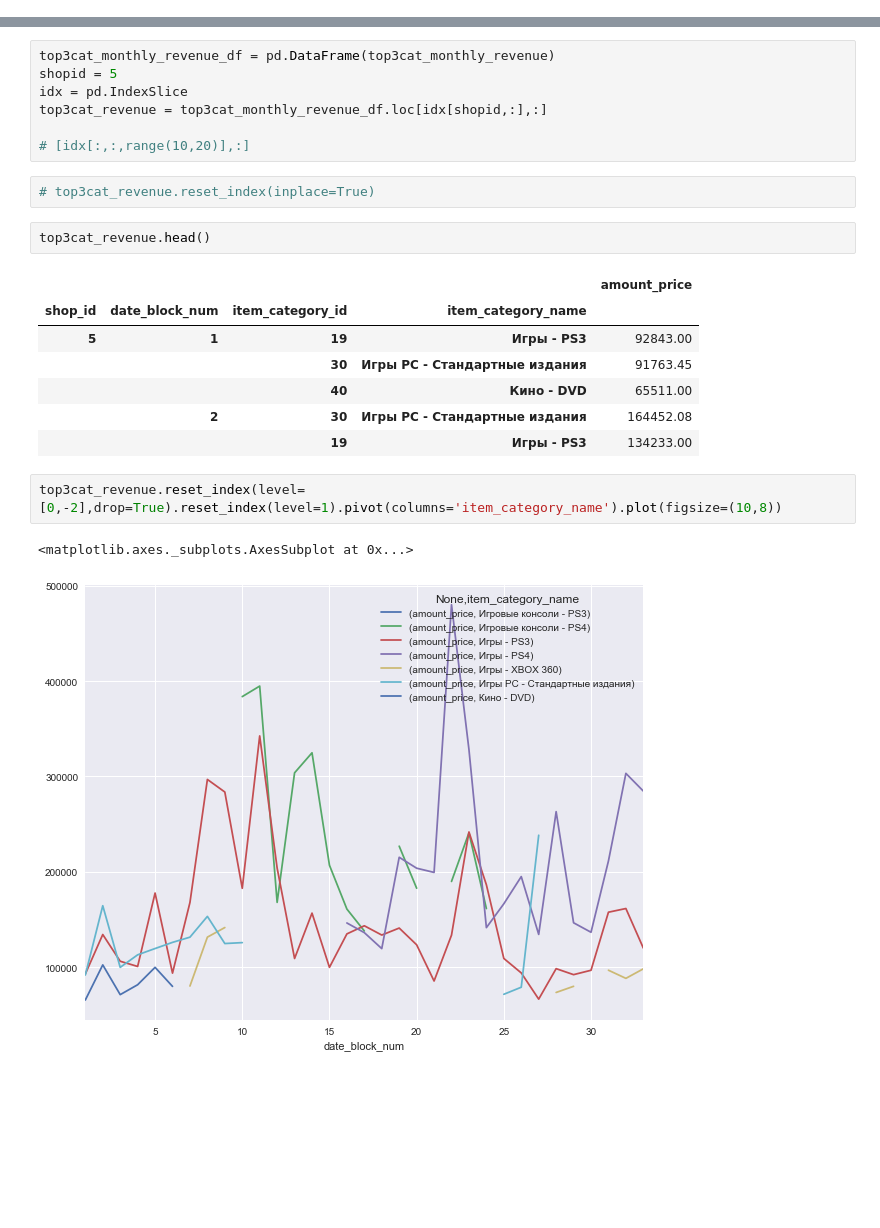
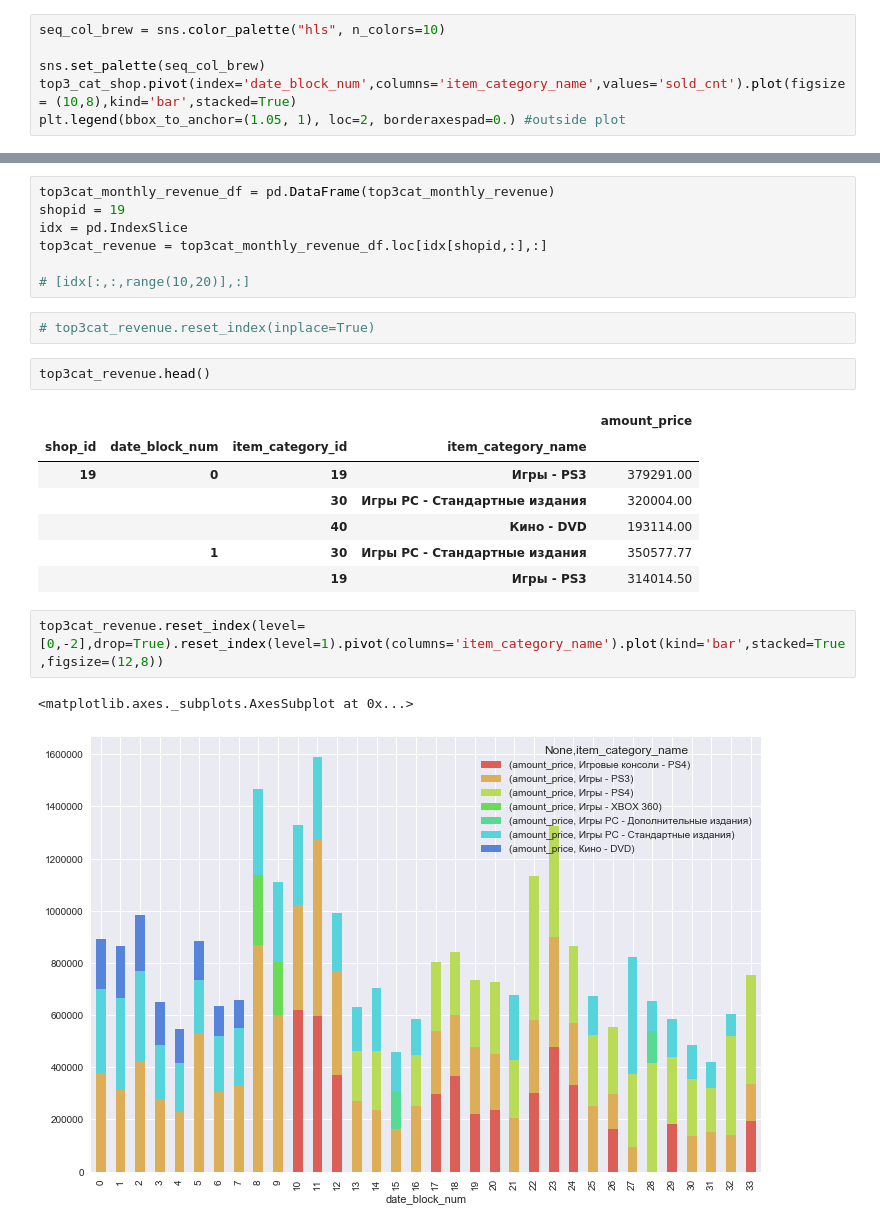
Before and after one commit to ihongChen/HowToWinKaggle, a Jupyter notebook: src/EDA_2.ipynb, the cells around one changed output, grey strips where cells are left out. Drawn from its saved outputs; the diff is of its cells as text; blank space fills up the shorter version.

```diff
--- a/src/EDA_2.ipynb
+++ b/src/EDA_2.ipynb
@@ -326,2 +327,8 @@ shopid = 10
 mask = (top_sells_category_monthly_shop['shop_id']== shopid)
 top3_cat_shop = top_sells_category_monthly_shop[['date_block_num','item_category_name','sold_cnt']][mask]
+# %%
+seq_col_brew = sns.color_palette("hls", n_colors=10)
+
+sns.set_palette(seq_col_brew)
+top3_cat_shop.pivot(index='date_block_num',columns='item_category_name',values='sold_cnt').plot(figsize= (10,8),kind='bar',stacked=True)
+plt.legend(bbox_to_anchor=(1.05, 1), loc=2, borderaxespad=0.) #outside plot
@@ -359,7 +371,7 @@ g = monthly_revenue_by_shop_cat.groupby(level=[0,1],group_keys=None)
 top3cat_monthly_revenue = g.apply(lambda x:x.sort_values(ascending=False).head(3))
 # %%
 top3cat_monthly_revenue_df = pd.DataFrame(top3cat_monthly_revenue)
-shopid = 5
+shopid = 19
 idx = pd.IndexSlice
 top3cat_revenue = top3cat_monthly_revenue_df.loc[idx[shopid,:],:]
 
@@ -371,15 +383,15 @@ top3cat_revenue.head()
 # %% [output]
 |  |  |  |  | amount_price |
 | shop_id | date_block_num | item_category_id | item_category_name |  |
-| 5 | 1 | 19 | Игры - PS3 | 92843.00 |
-|  |  | 30 | Игры PC - Стандартные издания | 91763.45 |
-|  |  | 40 | Кино - DVD | 65511.00 |
-|  | 2 | 30 | Игры PC - Стандартные издания | 164452.08 |
-|  |  | 19 | Игры - PS3 | 134233.00 |
+| 19 | 0 | 19 | Игры - PS3 | 379291.00 |
+|  |  | 30 | Игры PC - Стандартные издания | 320004.00 |
+|  |  | 40 | Кино - DVD | 193114.00 |
+|  | 1 | 30 | Игры PC - Стандартные издания | 350577.77 |
+|  |  | 19 | Игры - PS3 | 314014.50 |
 # %%
-top3cat_revenue.reset_index(level=[0,-2],drop=True).reset_index(level=1).pivot(columns='item_category_name').plot(figsize=(10,8))
+top3cat_revenue.reset_index(level=[0,-2],drop=True).reset_index(level=1).pivot(columns='item_category_name').plot(kind='bar',stacked=True,figsize=(12,8))
 # %% [output]
 <matplotlib.axes._subplots.AxesSubplot at 0x...>
-[figure, old version]
+[figure, new version]
 # %% [markdown]
 **finding:**
```
Also changed, not shown: parts of 32 cells of this notebook, 6 other files.
